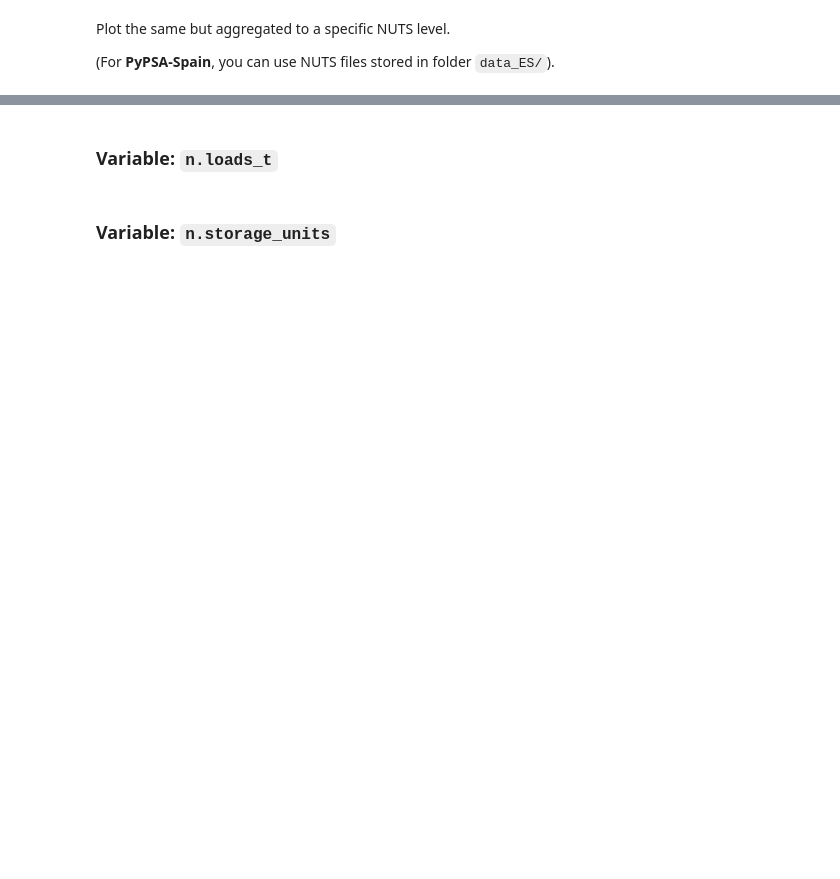
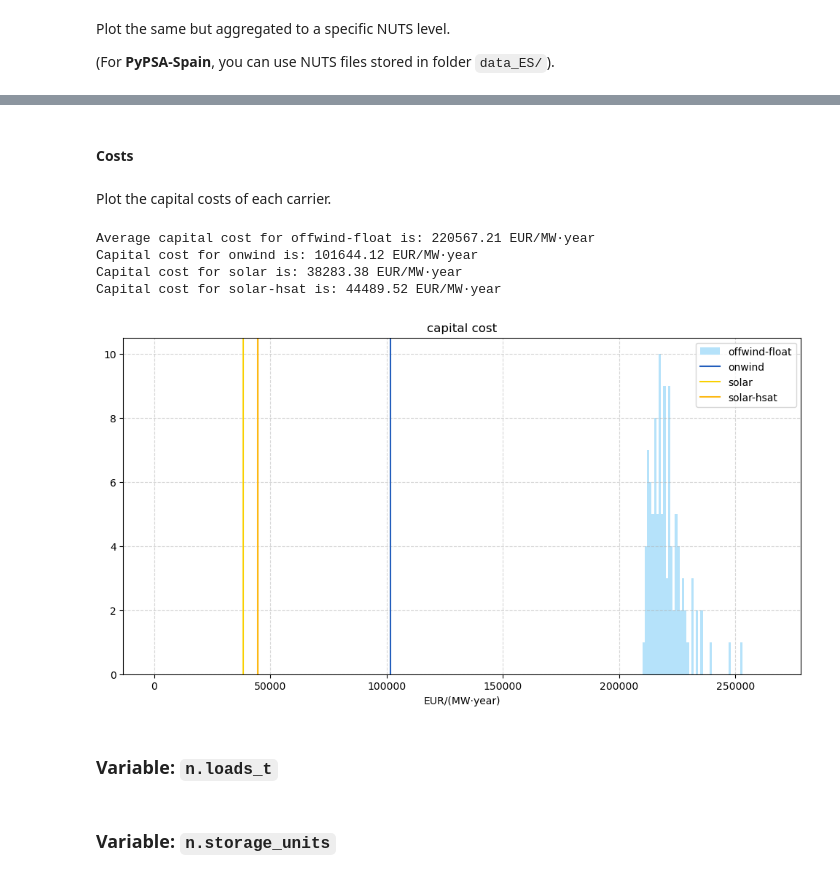
Before and after one commit to cristobal-GC/pypsaX-notebooks, a Jupyter notebook: rules/add_electricity.ipynb, the cells around one changed output, grey strips where cells are left out. Cells and saved outputs as stored; diff of their text form; code cells hidden in the pictures; blank space fills up the shorter version.

```diff
--- a/rules/add_electricity.ipynb
+++ b/rules/add_electricity.ipynb
@@ -288,5 +260,21 @@ fun_map_add_features(ax)
+# %% [markdown]
+#### Costs
+# %% [markdown]
+Plot the capital costs of each carrier.
 # %%
-########## Plot the capital costs
+########## Parameters
+
+# Get all the carriers
+carrier_list = gg['carrier'].unique().tolist()
+
+# Drop some of them
+carrier_list.remove('nuclear')
+carrier_list.remove('CCGT')
+carrier_list.remove('ror')
+
+
+
+##### Make plot
 
 fig_size = [12,6]
 
@@ -294,8 +282,8 @@ fig, ax = plt.subplots(1,1,figsize=fig_size)
 
 
 ##### Define bins
-minimo = 0.95 * gg['capital_cost'].min()
-maximo = 1.05 * gg['capital_cost'].max()
+minimo = 0 # 0.95 * gg.loc[ gg['carrier'].isin(carrier_list), 'capital_cost'].min()
+maximo = 1.05 * gg.loc[ gg['carrier'].isin(carrier_list), 'capital_cost'].max()
 ancho = 1000
 
 bins = np.arange(minimo, maximo, 1000)
@@ -303,35 +291,41 @@ bins = np.arange(minimo, maximo, 1000)
 tech_colors = n.carriers['color']
 
 
-for carrier in sorted(gg['carrier'].unique()):
+for carrier in sorted(carrier_list):
 
     ##### Filtra el carrier
     df = gg[gg['carrier']==carrier]
 
 
     ##### si son todos iguales (al segundo decimal)
     if df['capital_cost'].round(2).nunique()==1:
 
         valor = df['capital_cost'].unique()[0]
 
         ax.axvline(x=valor, label=carrier, color = tech_colors[carrier])
 
         print(f'Capital cost for {carrier} is: {valor:.2f} EUR/MW·year')
 
 
     else:
         plt.hist(df['capital_cost'], bins=bins,
                  edgecolor='none', color = tech_colors[carrier],
                  label=carrier, alpha=1)
 
         valor = df['capital_cost'].mean()
         print(f'Average capital cost for {carrier} is: {valor:.2f} EUR/MW·year')
 
 
 ax.set_title('capital cost')
 ax.set_xlabel('EUR/(MW·year)')
 ax.legend()
 ax.grid(True, linestyle='--', alpha=0.5)
+# %% [output]
+Average capital cost for offwind-float is: 220567.21 EUR/MW·year
+Capital cost for onwind is: 101644.12 EUR/MW·year
+Capital cost for solar is: 38283.38 EUR/MW·year
+Capital cost for solar-hsat is: 44489.52 EUR/MW·year
+[figure, added]
 # %% [markdown]
 ### Variable: `n.loads_t`
 # %%
```
Also changed, not shown: parts of 7 cells of this notebook, 9 other files.
